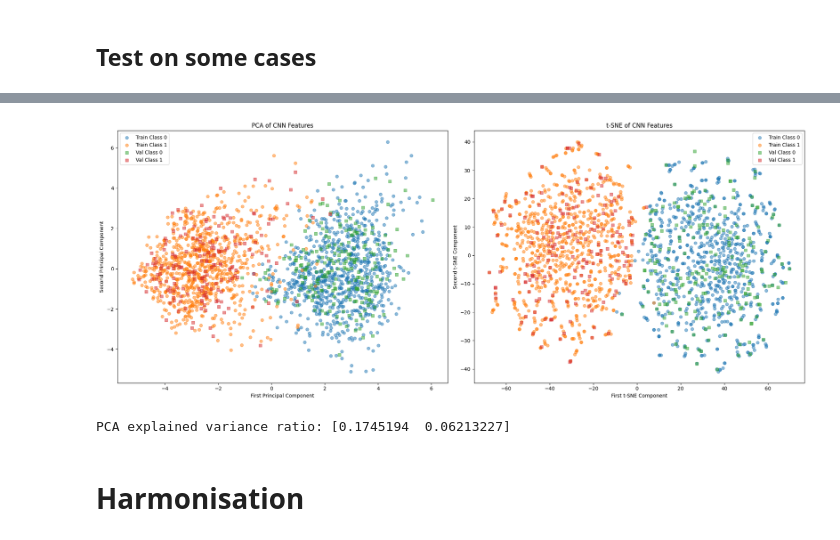
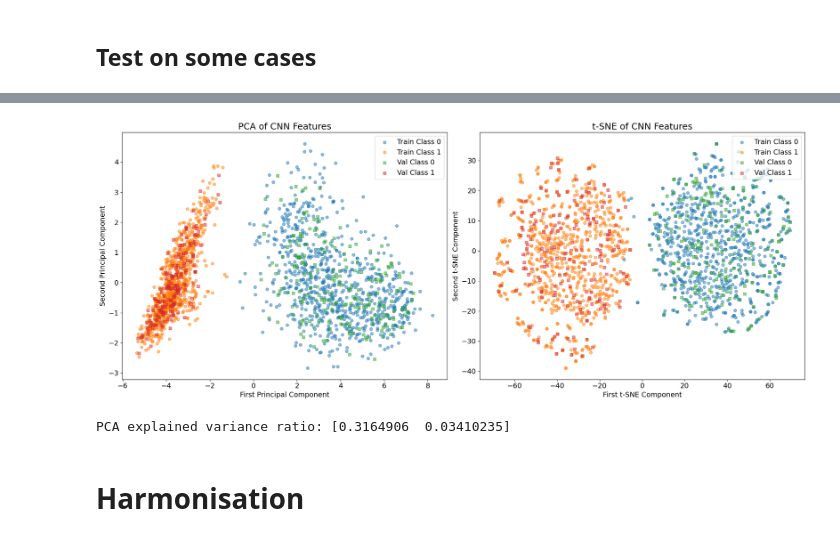
Before and after one commit to GijsBartholomeus/Inverse_probelms_course, a Jupyter notebook: main/train_classifier.ipynb, the cells around one changed output, grey strips where cells are left out. Cells and saved outputs as stored; diff of their text form; code cells hidden in the pictures.

```diff
--- a/main/train_classifier.ipynb
+++ b/main/train_classifier.ipynb
@@ -70,13 +70,13 @@ class SmallCNN(nn.Module):
         )
         self.fc = nn.Linear(32 * 12 * 12, n_classes)
         # self.fc2 = nn.Linear(5, n_classes)
-        self.final = nn.Softmax(dim=1)
+        # self.final = nn.Softmax(dim=1) # no softmax i
 
 
     def forward(self, x):
         x = self.conv(x)
         x = x.view(x.size(0), -1)
-        return self.final((self.fc(x)))
+        return self.fc(x)
 
     def sublayer(self,x):
         x = self.conv(x)
@@ -90,7 +90,7 @@ criterion = nn.CrossEntropyLoss()
 ### 4. Training Loop --------------------------------------------------
 # %%
 # --- 4. Training Loop --------------------------------------------------
-n_epochs = 20
+n_epochs = 10
 train_losses, val_losses = [], []
 
 for epoch in range(n_epochs):
@@ -295,42 +434,51 @@ val_features_tsne = all_features_tsne[len(train_features):]
 
 # Create figure with two subplots
 fig, (ax1, ax2) = plt.subplots(1, 2, figsize=(20,8))
 
 # Plot PCA
 ax1.scatter(train_features_pca[train_labels==0,0], train_features_pca[train_labels==0,1],
            alpha=0.5, label='Train Class 0')
 ax1.scatter(train_features_pca[train_labels==1,0], train_features_pca[train_labels==1,1],
            alpha=0.5, label='Train Class 1')
 ax1.scatter(val_features_pca[val_labels==0,0], val_features_pca[val_labels==0,1],
            alpha=0.5, marker='s', label='Val Class 0')
 ax1.scatter(val_features_pca[val_labels==1,0], val_features_pca[val_labels==1,1],
            alpha=0.5, marker='s', label='Val Class 1')
-ax1.set_xlabel('First Principal Component')
-ax1.set_ylabel('Second Principal Component')
-ax1.set_title('PCA of CNN Features')
-ax1.legend()
+ax1.set_xlabel('First Principal Component', fontsize = 14)
+ax1.set_ylabel('Second Principal Component', fontsize = 14)
+ax1.set_title('PCA of CNN Features', fontsize = 18)
+ax1.tick_params(axis='x', labelsize=14)
+# Set y ticks size bigger
+ax1.tick_params(axis='y', labelsize=14)
+ax1.legend(fontsize = 14, loc = 'upper right')
 
 # Plot t-SNE
 ax2.scatter(train_features_tsne[train_labels==0,0], train_features_tsne[train_labels==0,1],
            alpha=0.5, label='Train Class 0')
 ax2.scatter(train_features_tsne[train_labels==1,0], train_features_tsne[train_labels==1,1],
            alpha=0.5, label='Train Class 1')
 ax2.scatter(val_features_tsne[val_labels==0,0], val_features_tsne[val_labels==0,1],
            alpha=0.5, marker='s', label='Val Class 0')
 ax2.scatter(val_features_tsne[val_labels==1,0], val_features_tsne[val_labels==1,1],
            alpha=0.5, marker='s', label='Val Class 1')
-ax2.set_xlabel('First t-SNE Component')
-ax2.set_ylabel('Second t-SNE Component')
-ax2.set_title('t-SNE of CNN Features')
-ax2.legend()
+ax2.set_xlabel('First t-SNE Component', fontsize=14)
+ax2.set_ylabel('Second t-SNE Component',fontsize = 14)
+ax2.set_title('t-SNE of CNN Features', fontsize=18)
+# Set x ticks size bigger
+ax2.tick_params(axis='x', labelsize=14)
+# Set y ticks size bigger
+ax2.tick_params(axis='y', labelsize=14)
+ax2.legend(fontsize = 14, loc='upper right')
 
 plt.tight_layout()
+
+plt.savefig('pca_tsne.pdf', dpi=300, bbox_inches='tight')
 plt.show()
 
 # Print explained variance ratio for PCA
 print("PCA explained variance ratio:", pca.explained_variance_ratio_)
 # %% [output]
-[figure, old version]
+[figure, new version]
-PCA explained variance ratio: [0.1745194  0.06213227]
+PCA explained variance ratio: [0.3164906  0.03410235]
 # %% [markdown]
 # Harmonisation
```
Also changed, not shown: parts of 6 cells of this notebook, 14 other files.
